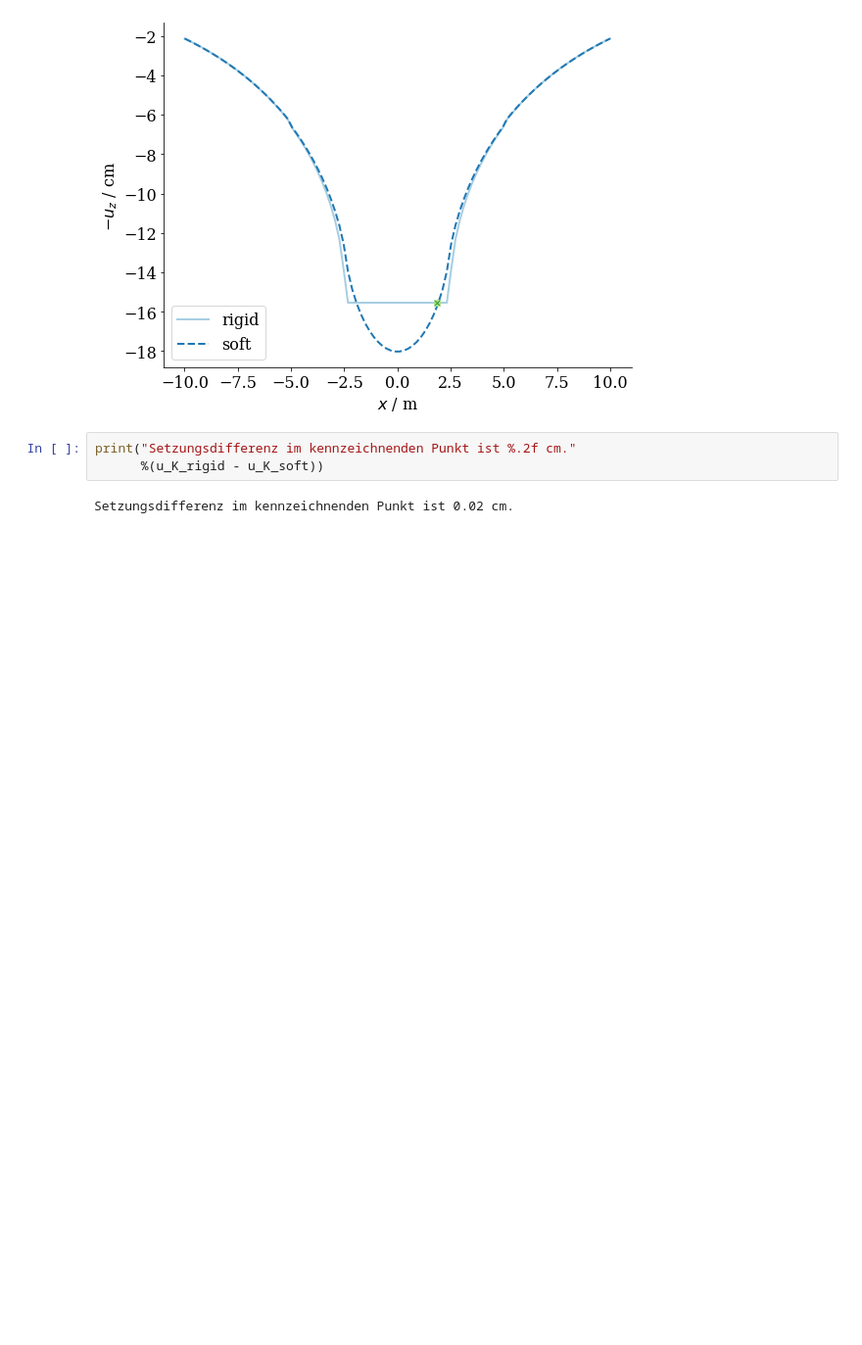
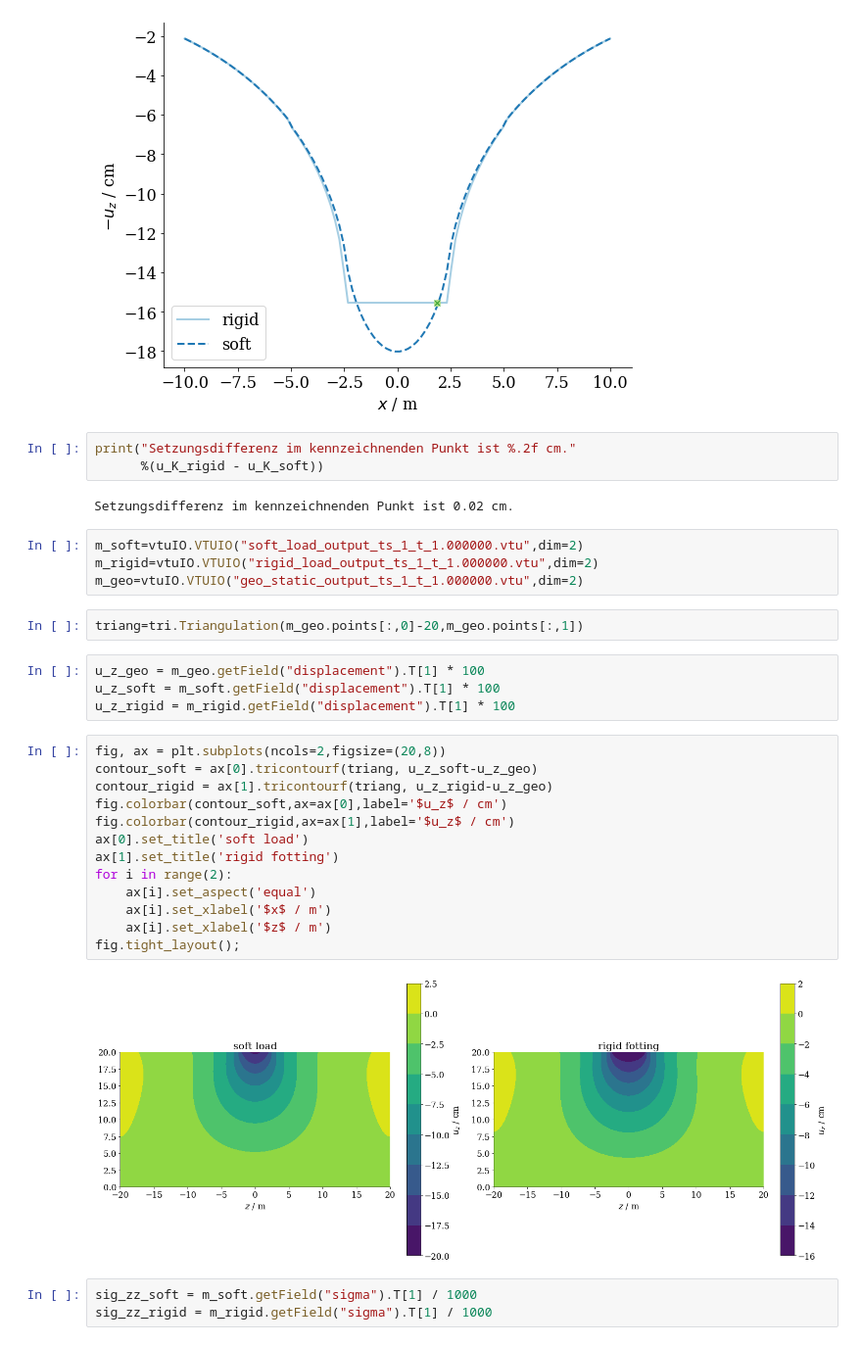
Before and after one commit to nagelt/MechanicsTrainingCourse2020, a Jupyter notebook: Foundation/Foundations.ipynb, the cells around one changed output. Shown: that part at 98% size. Saved outputs shown, nothing was run; the diff lists cells and outputs as text; blank space fills up the shorter version.

Commit message:
Added contour plots.

```diff
--- a/Foundation/Foundations.ipynb
+++ b/Foundation/Foundations.ipynb
@@ -147,3 +149,31 @@ print("Setzungsdifferenz im kennzeichnenden Punkt ist %.2f cm."
       %(u_K_rigid - u_K_soft))
 # %% [output]
 Setzungsdifferenz im kennzeichnenden Punkt ist 0.02 cm.
+# %%
+m_soft=vtuIO.VTUIO("soft_load_output_ts_1_t_1.000000.vtu",dim=2)
+m_rigid=vtuIO.VTUIO("rigid_load_output_ts_1_t_1.000000.vtu",dim=2)
+m_geo=vtuIO.VTUIO("geo_static_output_ts_1_t_1.000000.vtu",dim=2)
+# %%
+triang=tri.Triangulation(m_geo.points[:,0]-20,m_geo.points[:,1])
+# %%
+u_z_geo = m_geo.getField("displacement").T[1] * 100
+u_z_soft = m_soft.getField("displacement").T[1] * 100
+u_z_rigid = m_rigid.getField("displacement").T[1] * 100
+# %%
+fig, ax = plt.subplots(ncols=2,figsize=(20,8))
+contour_soft = ax[0].tricontourf(triang, u_z_soft-u_z_geo)
+contour_rigid = ax[1].tricontourf(triang, u_z_rigid-u_z_geo)
+fig.colorbar(contour_soft,ax=ax[0],label='$u_z$ / cm')
+fig.colorbar(contour_rigid,ax=ax[1],label='$u_z$ / cm')
+ax[0].set_title('soft load')
+ax[1].set_title('rigid fotting')
+for i in range(2):
+    ax[i].set_aspect('equal')
+    ax[i].set_xlabel('$x$ / m')
+    ax[i].set_xlabel('$z$ / m')
+fig.tight_layout();
+# %% [output]
+[figure, added]
+# %%
+sig_zz_soft = m_soft.getField("sigma").T[1] / 1000
+sig_zz_rigid = m_rigid.getField("sigma").T[1] / 1000
```
Also changed, not shown: parts of 5 cells of this notebook.
